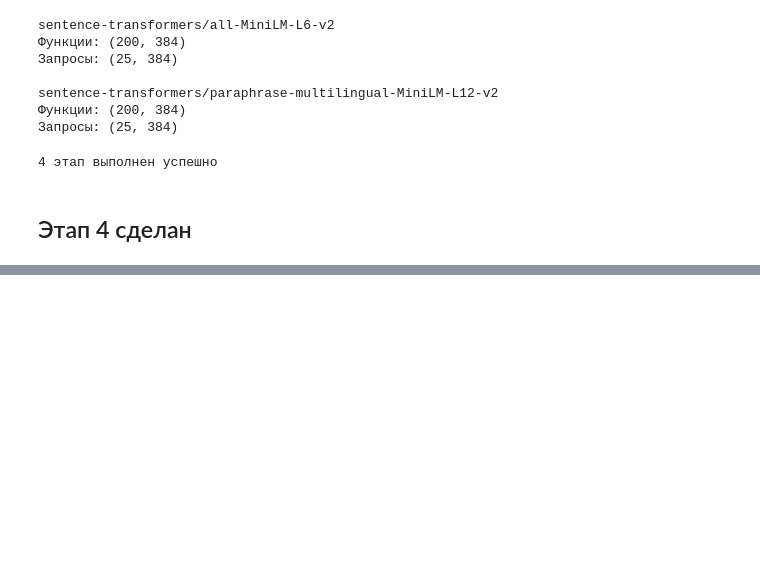
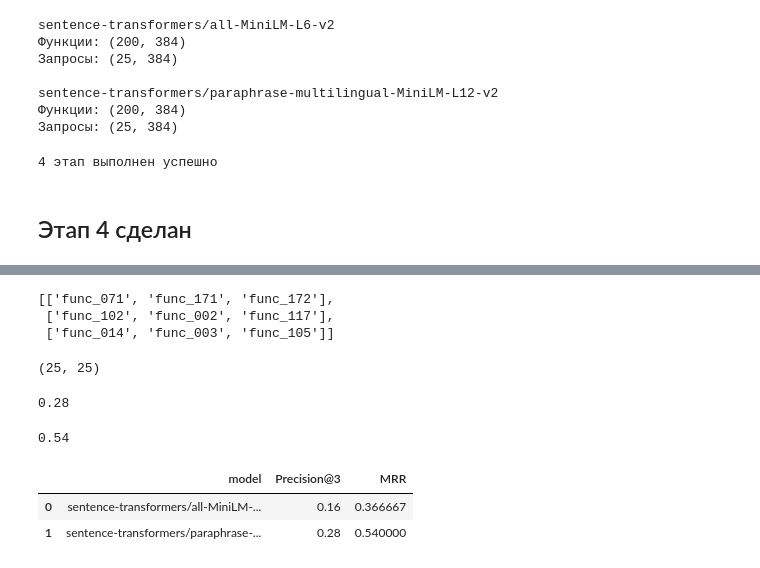
Before and after one commit to Kazastep/semantic-search-practice, a Jupyter notebook: semantic_search.ipynb, the cells around one changed output, grey strips where cells are left out. Drawn from its saved outputs; the diff is of its cells as text; code cells hidden in the pictures; blank space fills up the shorter version.

```diff
--- a/semantic_search.ipynb
+++ b/semantic_search.ipynb
@@ -254,0 +347,3 @@ print("4 этап выполнен успешно")
+# %%
+corpus_ids = corpus_df["id"].tolist()
+corpus_ids[:5]
@@ -254,0 +352,10 @@ print("4 этап выполнен успешно")
+# %%
+def get_top3_ids(similarities, corpus_ids):
+    top3_ids = []
+
+    for row in similarities:
+        top3_indexes = row.argsort()[::-1][:3]
+        current_top3 = [corpus_ids[i] for i in top3_indexes]
+        top3_ids.append(current_top3)
+
+    return top3_ids
@@ -254,0 +382,47 @@ print("4 этап выполнен успешно")
+# %%
+top3_real_ids = get_top3_ids(similarities, corpus_ids)
+
+top3_real_ids[:3]
+# %% [output]
+[['func_071', 'func_171', 'func_172'],
+ ['func_102', 'func_002', 'func_117'],
+ ['func_014', 'func_003', 'func_105']]
+# %%
+len(top3_real_ids), len(correct_ids)
+# %% [output]
+(25, 25)
+# %%
+precision_at_3(top3_real_ids, correct_ids)
+# %% [output]
+0.28
+# %%
+mrr(top3_real_ids, correct_ids)
+# %% [output]
+0.54
+# %%
+results = []
+
+for model_name, model in models.items():
+    function_embeddings = model.encode(corpus_texts)
+    query_embeddings = model.encode(query_texts)
+
+    similarities = cosine_similarity(query_embeddings, function_embeddings)
+
+    top3_real_ids = get_top3_ids(similarities, corpus_ids)
+
+    precision = precision_at_3(top3_real_ids, correct_ids)
+    mrr_score = mrr(top3_real_ids, correct_ids)
+
+    results.append({
+        "model": model_name,
+        "Precision@3": precision,
+        "MRR": mrr_score
+    })
+# %%
+results_df = pd.DataFrame(results)
+
+results_df
+# %% [output]
+|  | model | Precision@3 | MRR |
+| 0 | sentence-transformers/all-MiniLM-... | 0.16 | 0.366667 |
+| 1 | sentence-transformers/paraphrase-... | 0.28 | 0.540000 |
```
Also changed, not shown: parts of 10 cells of this notebook.
